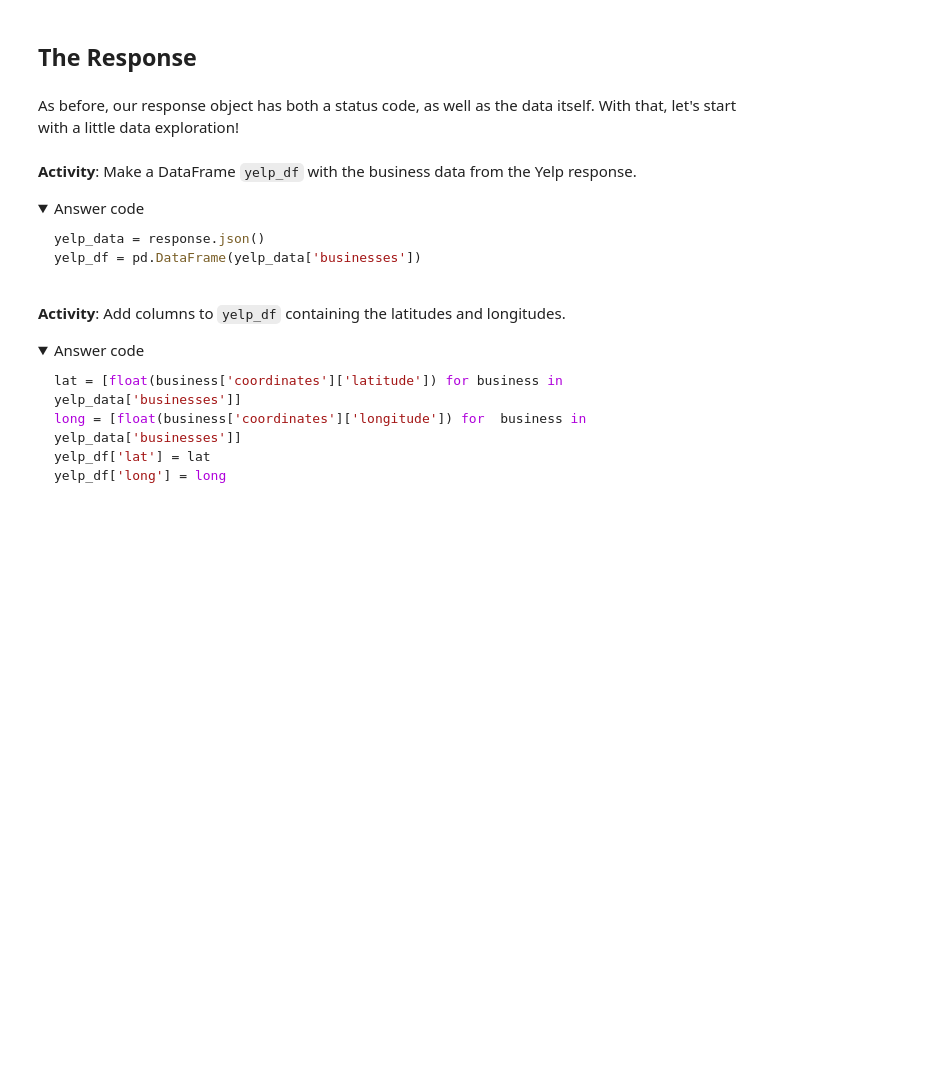
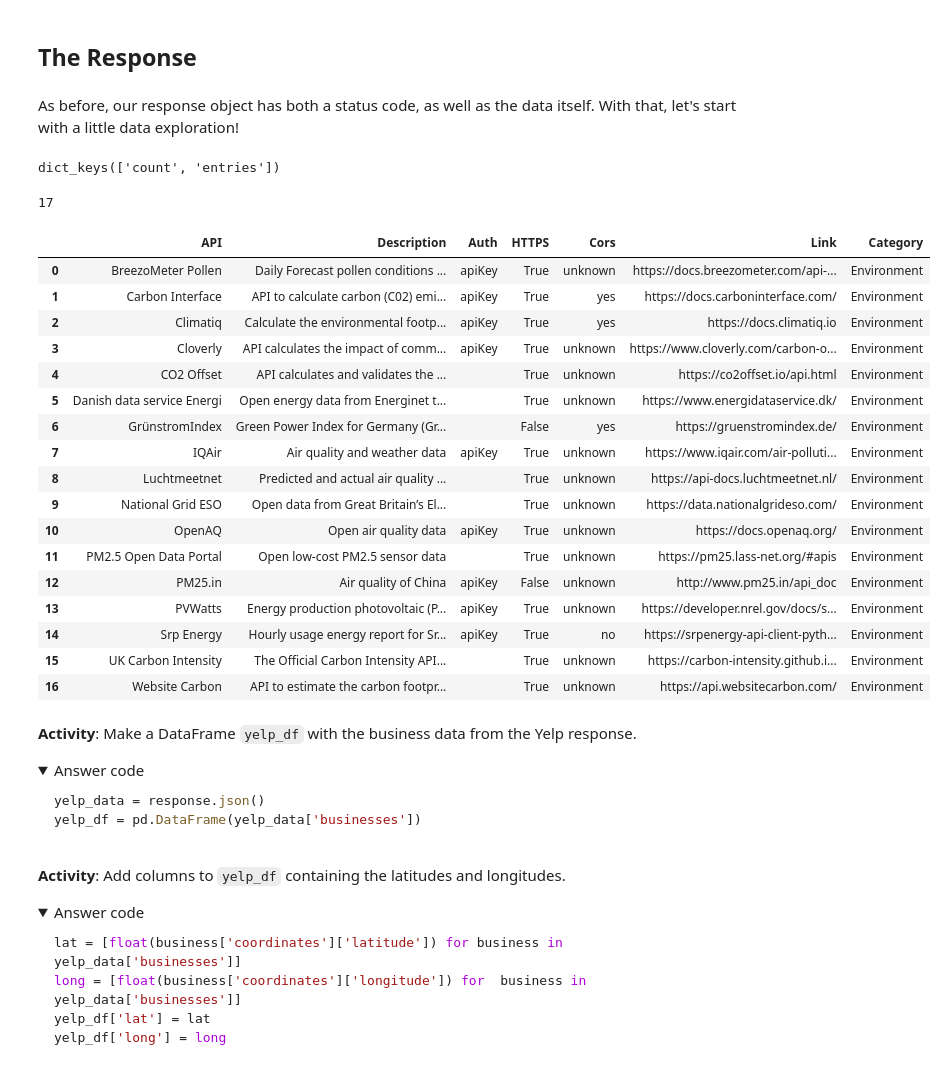
Before and after one commit to dermothethird/DS-Live-091922, a Jupyter notebook: Phase1/16_APIs.ipynb, the cells around one changed output. Saved outputs shown, nothing was run; the diff lists cells and outputs as text; code cells hidden in the pictures; folded sections open; blank space fills up the shorter version.

```diff
--- a/Phase1/16_APIs.ipynb
+++ b/Phase1/16_APIs.ipynb
@@ -375,9 +375,35 @@ The parameters contain information we pass into the query to get the data we wan
 # %% [markdown]
 As before, our response object has both a status code, as well as the data itself. With that, let's start with a little data exploration!
 # %%
-response.json()
+response.json().keys() # not yelp
+# %% [output]
+dict_keys(['count', 'entries'])
 # %%
 ## Your code here
+response.json()['count'] # not yelp
+# %% [output]
+17
+# %%
+pd.DataFrame(response.json()['entries']) # not yelp still
+# %% [output]
+|  | API | Description | Auth | HTTPS | Cors | Link | Category |
+| 0 | BreezoMeter Pollen | Daily Forecast pollen conditions ... | apiKey | True | unknown | https://docs.breezometer.com/api-... | Environment |
+| 1 | Carbon Interface | API to calculate carbon (C02) emi... | apiKey | True | yes | https://docs.carboninterface.com/ | Environment |
+| 2 | Climatiq | Calculate the environmental footp... | apiKey | True | yes | https://docs.climatiq.io | Environment |
+| 3 | Cloverly | API calculates the impact of comm... | apiKey | True | unknown | https://www.cloverly.com/carbon-o... | Environment |
+| 4 | CO2 Offset | API calculates and validates the ... |  | True | unknown | https://co2offset.io/api.html | Environment |
+| 5 | Danish data service Energi | Open energy data from Energinet t... |  | True | unknown | https://www.energidataservice.dk/ | Environment |
+| 6 | GrünstromIndex | Green Power Index for Germany (Gr... |  | False | yes | https://gruenstromindex.de/ | Environment |
+| 7 | IQAir | Air quality and weather data | apiKey | True | unknown | https://www.iqair.com/air-polluti... | Environment |
+| 8 | Luchtmeetnet | Predicted and actual air quality ... |  | True | unknown | https://api-docs.luchtmeetnet.nl/ | Environment |
+| 9 | National Grid ESO | Open data from Great Britain’s El... |  | True | unknown | https://data.nationalgrideso.com/ | Environment |
+| 10 | OpenAQ | Open air quality data | apiKey | True | unknown | https://docs.openaq.org/ | Environment |
+| 11 | PM2.5 Open Data Portal | Open low-cost PM2.5 sensor data |  | True | unknown | https://pm25.lass-net.org/#apis | Environment |
+| 12 | PM25.in | Air quality of China | apiKey | False | unknown | http://www.pm25.in/api_doc | Environment |
+| 13 | PVWatts | Energy production photovoltaic (P... | apiKey | True | unknown | https://developer.nrel.gov/docs/s... | Environment |
+| 14 | Srp Energy | Hourly usage energy report for Sr... | apiKey | True | no | https://srpenergy-api-client-pyth... | Environment |
+| 15 | UK Carbon Intensity | The Official Carbon Intensity API... |  | True | unknown | https://carbon-intensity.github.i... | Environment |
+| 16 | Website Carbon | API to estimate the carbon footpr... |  | True | unknown | https://api.websitecarbon.com/ | Environment |
 # %% [markdown]
 **Activity**: Make a DataFrame `yelp_df` with the business data from the Yelp response.
 <details>
```
